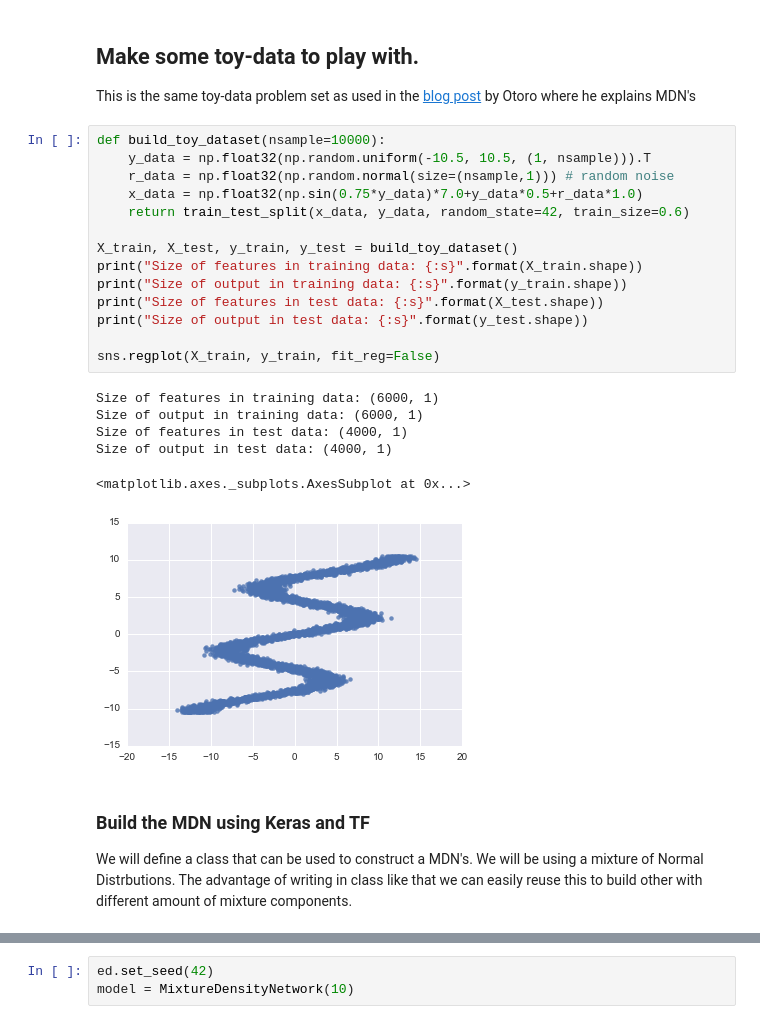
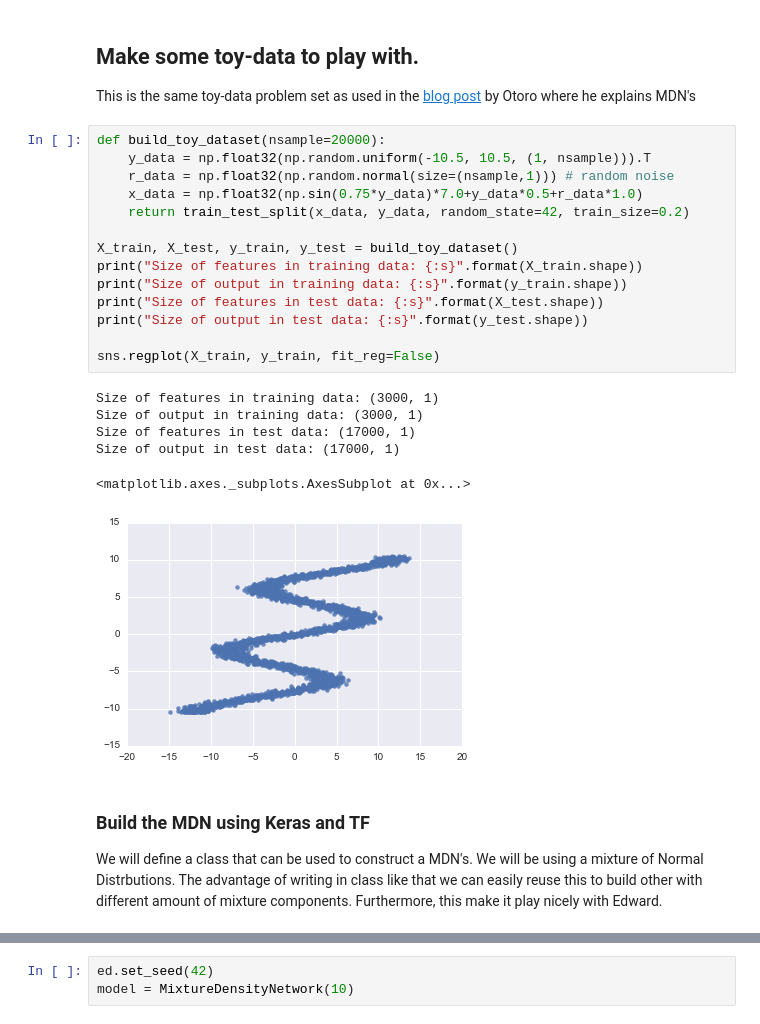
Before and after one commit to cbonnett/MDN_Edward_Keras_TF, a Jupyter notebook: MDN_Edward_Keras_TF.ipynb, the cells around one changed output, grey strips where cells are left out. Drawn from its saved outputs; the diff is of its cells as text.

```diff
--- a/MDN_Edward_Keras_TF.ipynb
+++ b/MDN_Edward_Keras_TF.ipynb
@@ -53,32 +53,32 @@ from sklearn.cross_validation import train_test_split
 
 This is the same toy-data problem set as used in the [blog post](http://blog.otoro.net/2015/11/24/mixture-density-networks-with-tensorflow/) by Otoro where he explains MDN's
 # %%
-def build_toy_dataset(nsample=10000):
+def build_toy_dataset(nsample=20000):
     y_data = np.float32(np.random.uniform(-10.5, 10.5, (1, nsample))).T
     r_data = np.float32(np.random.normal(size=(nsample,1))) # random noise
     x_data = np.float32(np.sin(0.75*y_data)*7.0+y_data*0.5+r_data*1.0)
-    return train_test_split(x_data, y_data, random_state=42, train_size=0.6)
+    return train_test_split(x_data, y_data, random_state=42, train_size=0.2)
 
 X_train, X_test, y_train, y_test = build_toy_dataset()
 print("Size of features in training data: {:s}".format(X_train.shape))
 print("Size of output in training data: {:s}".format(y_train.shape))
 print("Size of features in test data: {:s}".format(X_test.shape))
 print("Size of output in test data: {:s}".format(y_test.shape))
 
 sns.regplot(X_train, y_train, fit_reg=False)
 # %% [output]
-Size of features in training data: (6000, 1)
-Size of output in training data: (6000, 1)
-Size of features in test data: (4000, 1)
-Size of output in test data: (4000, 1)
+Size of features in training data: (3000, 1)
+Size of output in training data: (3000, 1)
+Size of features in test data: (17000, 1)
+Size of output in test data: (17000, 1)
 <matplotlib.axes._subplots.AxesSubplot at 0x...>
-[figure, old version]
+[figure, new version]
 # %% [markdown]
 ### Build the MDN using Keras and TF
 
 We will define a class that can be used to construct a MDN's. We will be using a mixture of Normal Distrbutions.
 The advantage of writing in class like that we can easily reuse this to build other with different amount of
-mixture components.
+mixture components. Furthermore, this make it play nicely with Edward.
 # %%
 class MixtureDensityNetwork:
     """
```
Also changed, not shown: parts of 12 cells of this notebook.
